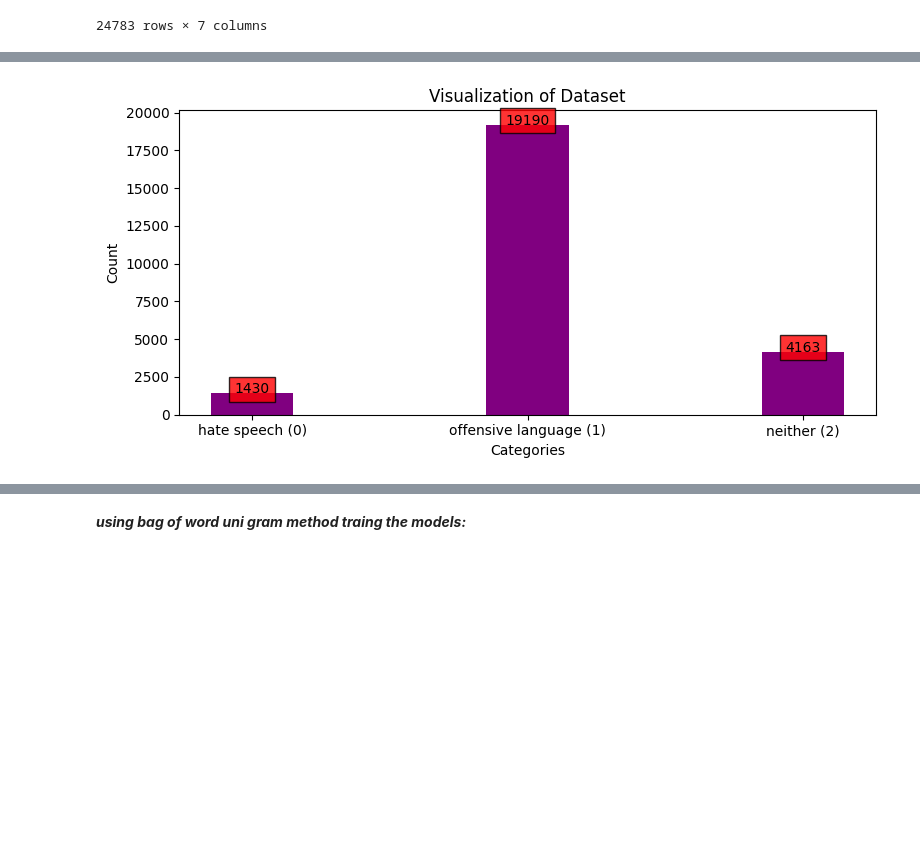
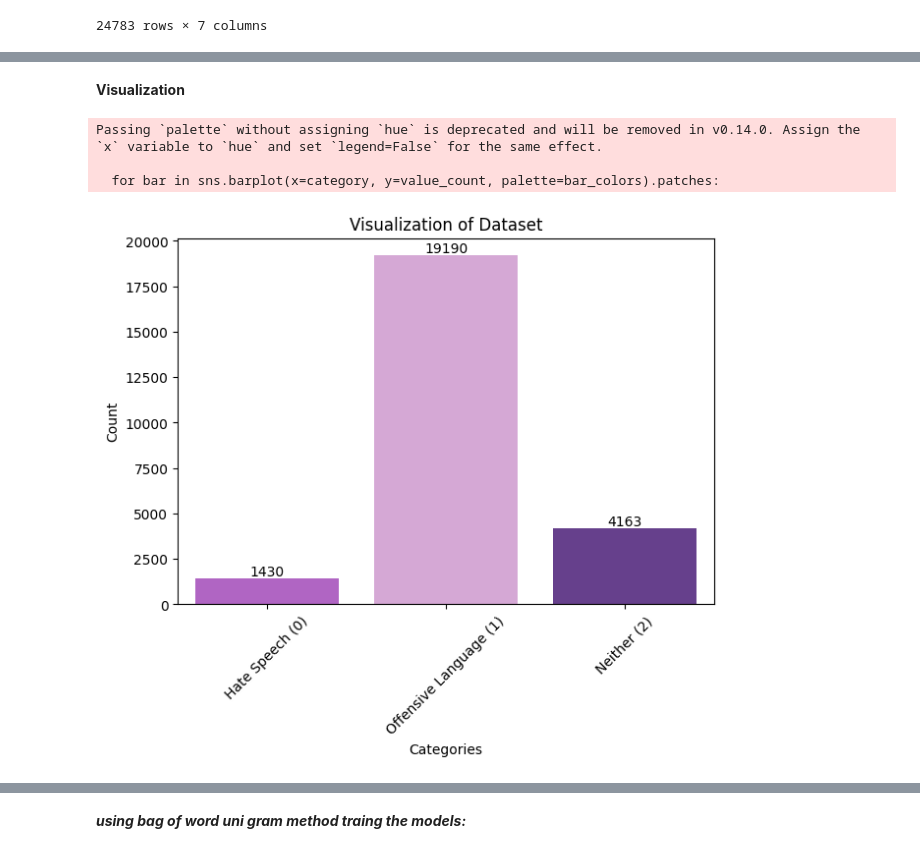
Before and after one commit to kithmiGunawardna/Hate_Speech_detection, a Jupyter notebook: Hate_Speech_Detection_imbalanced_dataset_classical_ML_approches_BOW(uni_gram).ipynb, the cells around one changed output, grey strips where cells are left out. Saved outputs shown, nothing was run; the diff lists cells and outputs as text; code cells hidden in the pictures; blank space fills up the shorter version.

```diff
--- a/Hate_Speech_Detection_imbalanced_dataset_classical_ML_approches_BOW(uni_gram).ipynb
+++ b/Hate_Speech_Detection_imbalanced_dataset_classical_ML_approches_BOW(uni_gram).ipynb
@@ -157,17 +171,27 @@ def addlabels(x, y):
-# %%
-category = ['hate speech (0)', 'offensive language (1)', 'neither (2)']
-count = df['class'].value_counts()
-value_count = [count[0], count[1], count[2]]
-
-fig = plt.figure(figsize=(8, 4))  # Adjust the figsize for a smaller graph
-
-plt.bar(category, value_count, color='purple', width=0.3)  # Reduce the width of the bars
-
-addlabels(category, value_count)
-plt.xlabel("Categories")
-plt.ylabel("Count")
-plt.title("Visualization of Dataset")
-plt.tight_layout()  # Adjust layout to prevent clipping of labels
-plt.show()
-# %% [output]
-[figure, removed]
+# %% [markdown]
+**Visualization**
+# %%
+# Data
+category = ['Hate Speech (0)', 'Offensive Language (1)', 'Neither (2)']
+count = df['class'].value_counts()
+value_count = [count[0], count[1], count[2]]
+
+# Define a purple color palette for the bar plot
+bar_colors = ['mediumorchid', 'plum', 'rebeccapurple']  # Purple shades
+
+# Create a bar chart with Seaborn
+# Customize the plot
+plt.xlabel('Categories')
+plt.ylabel('Count')
+plt.title('Visualization of Dataset')
+plt.xticks(rotation=45)  # Rotate x-axis labels for better readability
+plt.tight_layout()
+for bar in sns.barplot(x=category, y=value_count, palette=bar_colors).patches:
+  plt.annotate(int(bar.get_height()),
+              (bar.get_x() + bar.get_width() / 2, bar.get_height()),
+              ha='center', va='bottom')
+# %% [output]
+Passing `palette` without assigning `hue` is deprecated and will be removed in v0.14.0. Assign the `x` variable to `hue` and set `legend=False` for the same effect.
+
+  for bar in sns.barplot(x=category, y=value_count, palette=bar_colors).patches:
+[figure, added]
```
Also changed, not shown: parts of 7 cells of this notebook.
